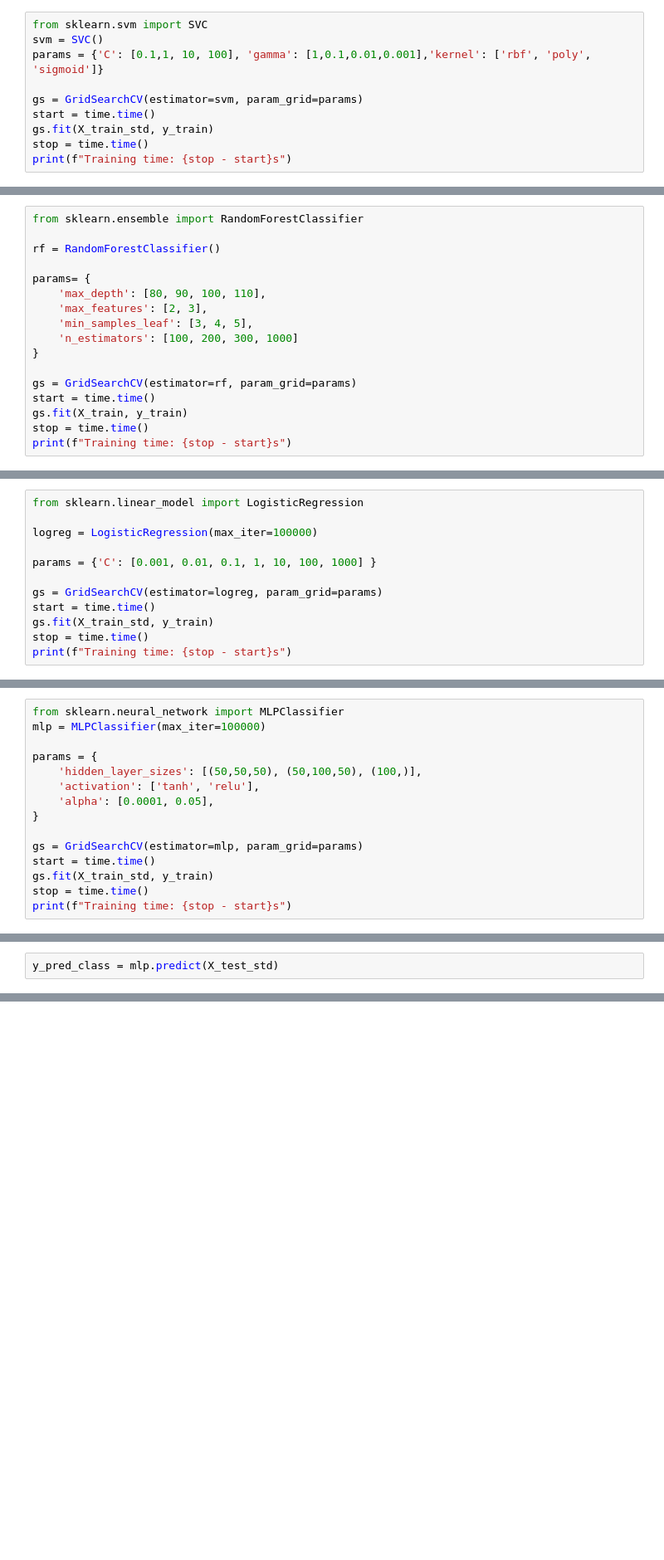
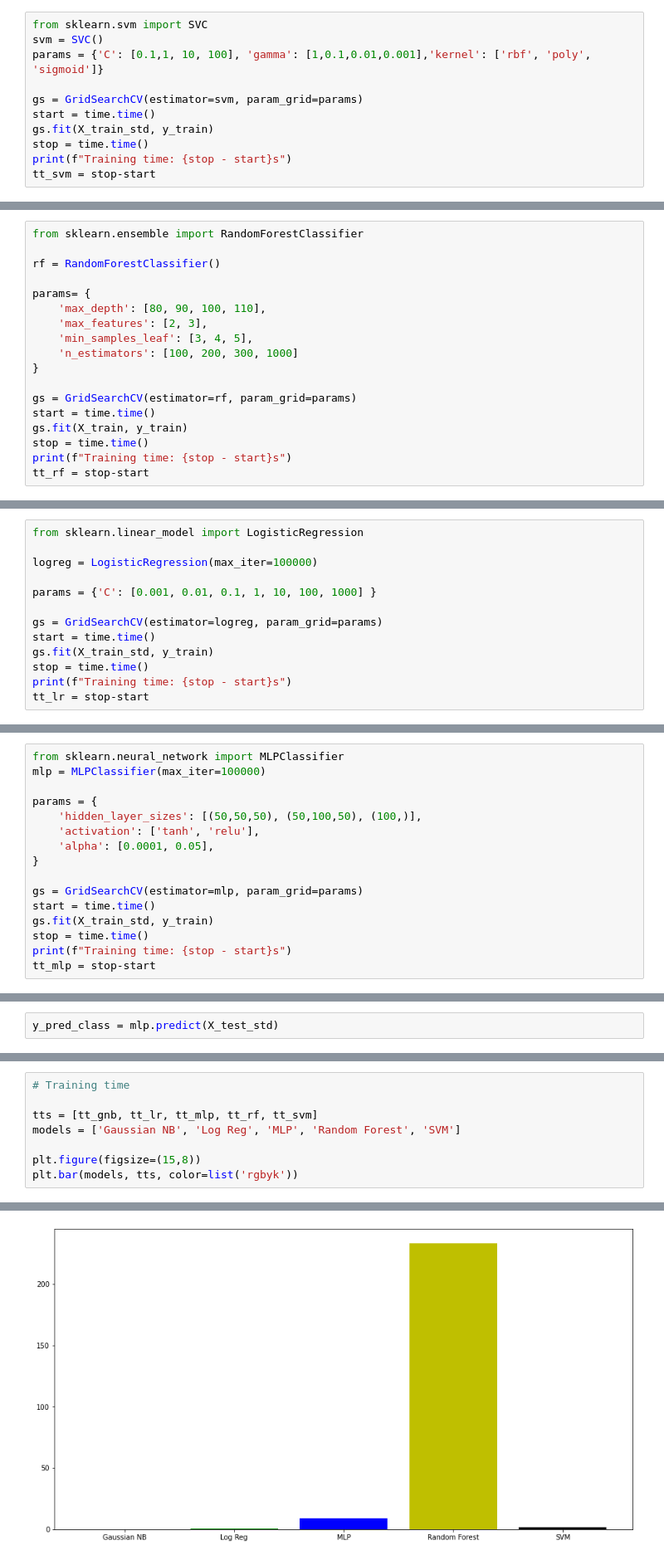
Before and after one commit to mhco0/RI, a Jupyter notebook: text clf.ipynb, the cells around one changed output, grey strips where cells are left out. Shown at 83% size. Cells and saved outputs as stored; diff of their text form; blank space fills up the shorter version.

Commit message:
models adjusted/new graphs added

```diff
--- a/text clf.ipynb
+++ b/text clf.ipynb
@@ -187,4 +189,5 @@ start = time.time()
 gs.fit(X_train_std, y_train)
 stop = time.time()
 print(f"Training time: {stop - start}s")
+tt_svm = stop-start
 # %% [output]
@@ -248,4 +252,5 @@ start = time.time()
 gs.fit(X_train, y_train)
 stop = time.time()
 print(f"Training time: {stop - start}s")
+tt_rf = stop-start
 # %% [output]
@@ -299,4 +306,5 @@ start = time.time()
 gs.fit(X_train_std, y_train)
 stop = time.time()
 print(f"Training time: {stop - start}s")
+tt_lr = stop-start
 # %% [output]
@@ -357,4 +366,5 @@ start = time.time()
 gs.fit(X_train_std, y_train)
 stop = time.time()
 print(f"Training time: {stop - start}s")
+tt_mlp = stop-start
 # %% [output]
@@ -395,0 +408,9 @@ sns.heatmap(df_cm, annot=True)
+# %%
+# Training time
+
+tts = [tt_gnb, tt_lr, tt_mlp, tt_rf, tt_svm]
+models = ['Gaussian NB', 'Log Reg', 'MLP', 'Random Forest', 'SVM']
+
+plt.figure(figsize=(15,8))
+plt.bar(models, tts, color=list('rgbyk'))
+# %% [output]
@@ -395,0 +418 @@ sns.heatmap(df_cm, annot=True)
+[figure, added]
```
Also changed, not shown: parts of 23 cells of this notebook.
